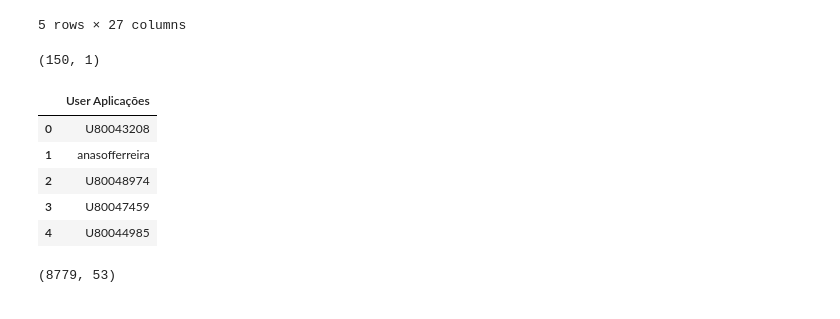
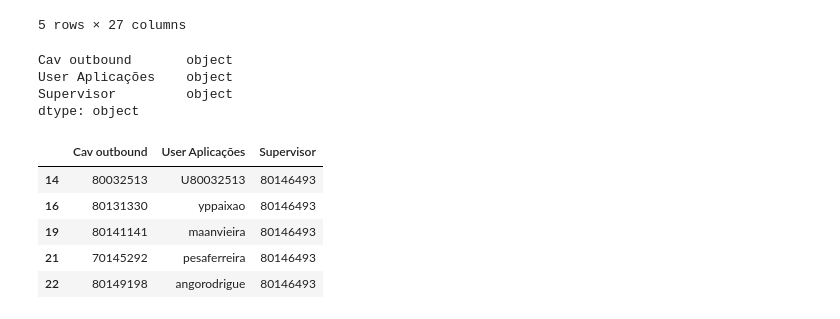
Before and after one commit to josepmatias/ONE, a Jupyter notebook: auto_campanhas.ipynb, the cells around one changed output. Saved outputs shown, nothing was run; the diff lists cells and outputs as text; code cells hidden in the pictures.

```diff
--- a/auto_campanhas.ipynb
+++ b/auto_campanhas.ipynb
@@ -229,23 +229,21 @@ cadastro.head()
 | 3 | L.G01.UP1.259 | 80047459 | Ermelinda Catarina Marques Pereir... | 80047459 | U80047459 | ecm | NaN | ... |
 | 4 | B.C01.UP1.471 | 70044985 | Filipa Alexandra Lemos Costa | 70044985 | U80044985 | fac | NaN | ... |
 5 rows × 27 columns
-# %%
-cadastro2=cadastro[["User Aplicações"]].drop_duplicates()
-print(cadastro2.shape)
-cadastro2.head()
-# %% [output]
-(150, 1)
-|  | User Aplicações |
-| 0 | U80043208 |
-| 1 | anasofferreira |
-| 2 | U80048974 |
-| 3 | U80047459 |
-| 4 | U80044985 |
-# %%
-db_up2.columns
-
-db_up3=db_up2.merge(cadastro2, how="left", left_on="user", right_on="User Aplicações")
-
-print(db_up3.shape)
-# %% [output]
-(8779, 53)
+# %%
+cadastro2=cadastro[["Cav outbound", "User Aplicações", "Supervisor"]].drop_duplicates()
+cadastro2=cadastro2.dropna()
+cadastro2["Supervisor"]=cadastro2["Supervisor"].astype("int").astype("str")
+cadastro2["Cav outbound"]=cadastro2["Cav outbound"].astype("int").astype("str")
+print(cadastro2.dtypes)
+cadastro2.head()
+# %% [output]
+Cav outbound       object
+User Aplicações    object
+Supervisor         object
+dtype: object
+|  | Cav outbound | User Aplicações | Supervisor |
+| 14 | 80032513 | U80032513 | 80146493 |
+| 16 | 80131330 | yppaixao | 80146493 |
+| 19 | 80141141 | maanvieira | 80146493 |
+| 21 | 70145292 | pesaferreira | 80146493 |
+| 22 | 80149198 | angorodrigue | 80146493 |
```
Also changed, not shown: parts of 3 cells of this notebook.
